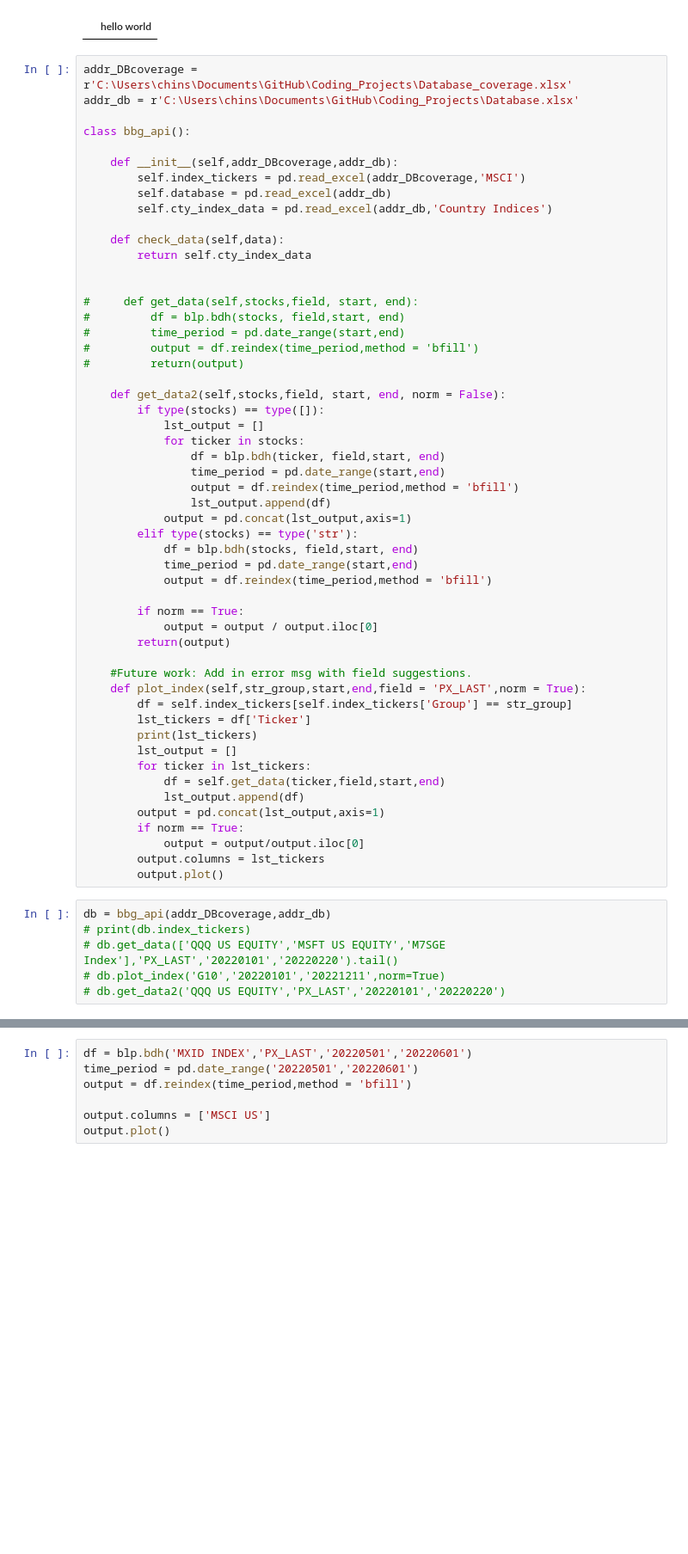
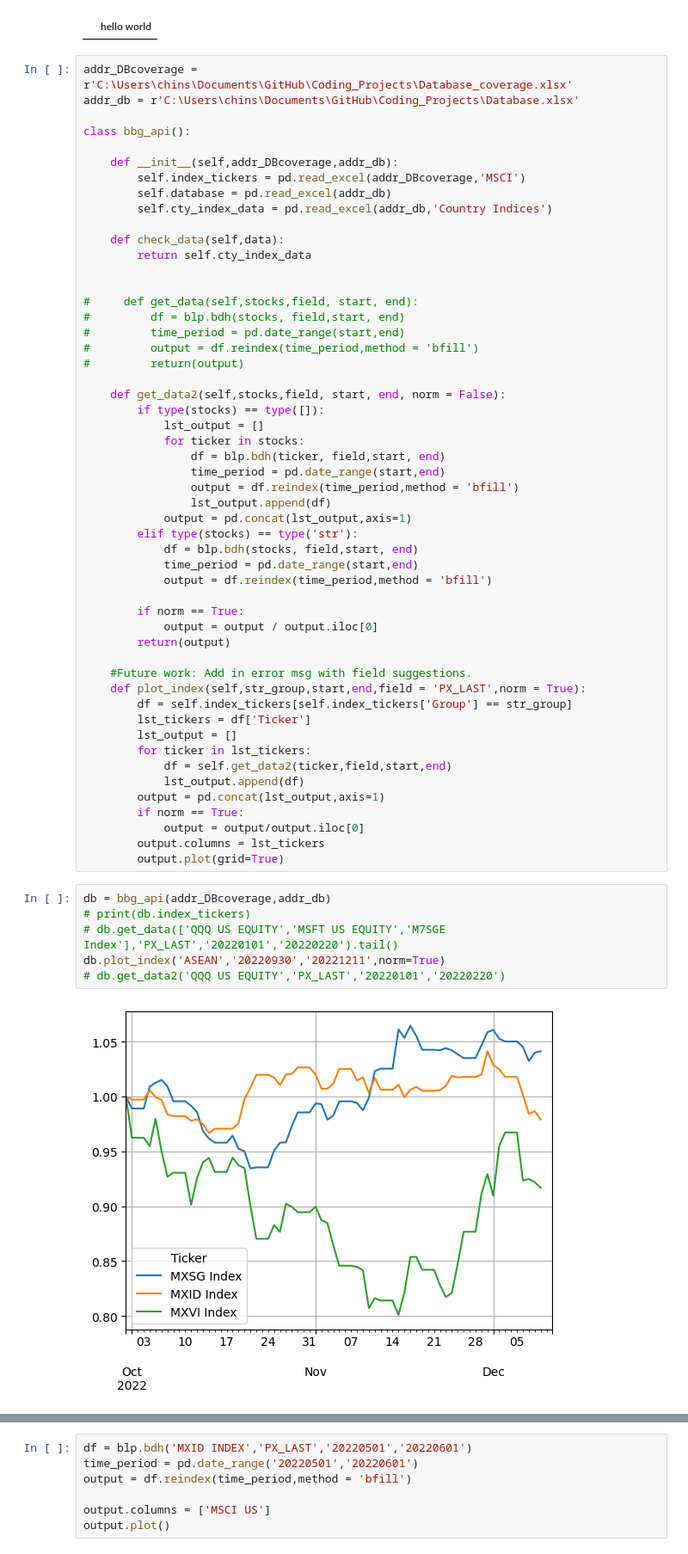
Before and after one commit to typokills/Coding_Projects, a Jupyter notebook: Financial Analysis Classes.ipynb, the cells around one changed output, grey strips where cells are left out. Shown at 86% size. Cells and saved outputs as stored; diff of their text form; blank space fills up the shorter version.

```diff
--- a/Financial Analysis Classes.ipynb
+++ b/Financial Analysis Classes.ipynb
@@ -64,19 +63,20 @@ class bbg_api():
     def plot_index(self,str_group,start,end,field = 'PX_LAST',norm = True):
         df = self.index_tickers[self.index_tickers['Group'] == str_group]
         lst_tickers = df['Ticker']
-        print(lst_tickers)
         lst_output = []
         for ticker in lst_tickers:
-            df = self.get_data(ticker,field,start,end)
+            df = self.get_data2(ticker,field,start,end)
             lst_output.append(df)
         output = pd.concat(lst_output,axis=1)
         if norm == True:
             output = output/output.iloc[0]
         output.columns = lst_tickers
-        output.plot()
+        output.plot(grid=True)
 # %%
 db = bbg_api(addr_DBcoverage,addr_db)
 # print(db.index_tickers)
 # db.get_data(['QQQ US EQUITY','MSFT US EQUITY','M7SGE Index'],'PX_LAST','20220101','20220220').tail()
-# db.plot_index('G10','20220101','20221211',norm=True)
+db.plot_index('ASEAN','20220930','20221211',norm=True)
 # db.get_data2('QQQ US EQUITY','PX_LAST','20220101','20220220')
+# %% [output]
+[figure, added]
```
Also changed, not shown: parts of 3 cells of this notebook, 1 other file.
